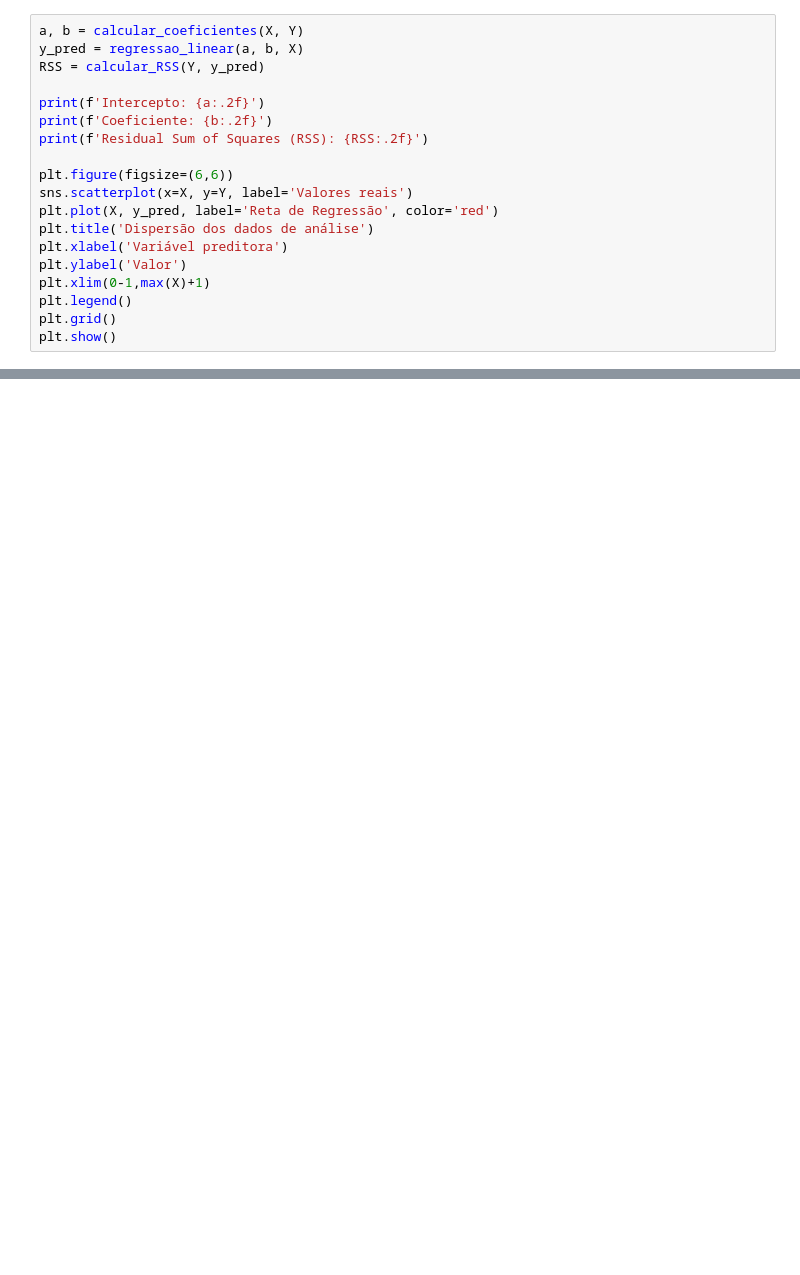
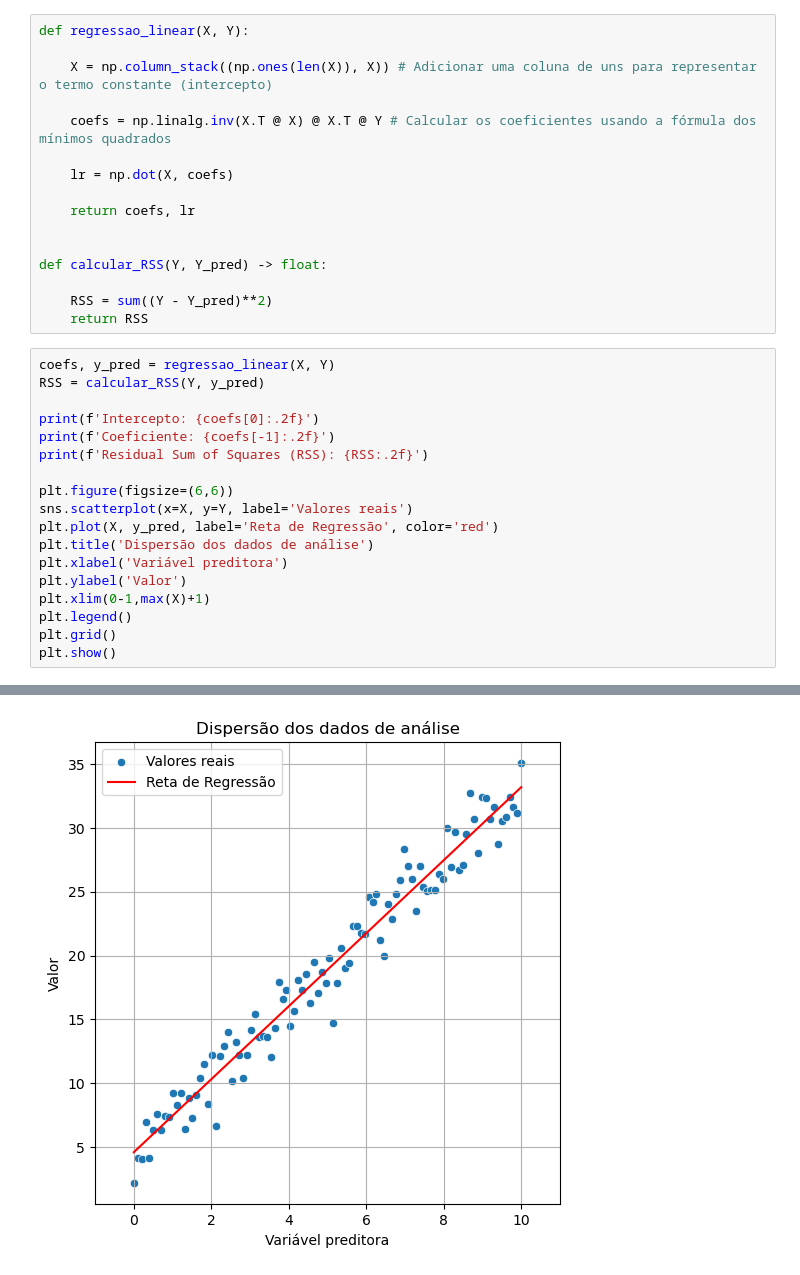
Before and after one commit to vitormarx/ciencia-de-dados, a Jupyter notebook: notebooks/modelos/Regressão/regressao_linear.ipynb, the cells around one changed output, grey strips where cells are left out. Drawn from its saved outputs; the diff is of its cells as text; blank space fills up the shorter version.

Commit message:
atualização regressão linear múltipla

```diff
--- a/notebooks/modelos/Regressão/regressao_linear.ipynb
+++ b/notebooks/modelos/Regressão/regressao_linear.ipynb
@@ -85,10 +60,25 @@ def calcular_RSS(Y, Y_pred) -> float:
+# %%
+def regressao_linear(X, Y):
+
+    X = np.column_stack((np.ones(len(X)), X)) # Adicionar uma coluna de uns para representar o termo constante (intercepto)
+
+    coefs = np.linalg.inv(X.T @ X) @ X.T @ Y # Calcular os coeficientes usando a fórmula dos mínimos quadrados
+
+    lr = np.dot(X, coefs)
+
+    return coefs, lr
+
+
+def calcular_RSS(Y, Y_pred) -> float:
+
+    RSS = sum((Y - Y_pred)**2)
+    return RSS
 # %%
-a, b = calcular_coeficientes(X, Y)
-y_pred = regressao_linear(a, b, X)
+coefs, y_pred = regressao_linear(X, Y)
 RSS = calcular_RSS(Y, y_pred)
 
-print(f'Intercepto: {a:.2f}')
-print(f'Coeficiente: {b:.2f}')
+print(f'Intercepto: {coefs[0]:.2f}')
+print(f'Coeficiente: {coefs[-1]:.2f}')
 print(f'Residual Sum of Squares (RSS): {RSS:.2f}')
 
 plt.figure(figsize=(6,6))
@@ -105,0 +98 @@ AttributeError: 'list' object has no attribute 'values'
+[figure, added]
```
Also changed, not shown: parts of 9 cells of this notebook.
